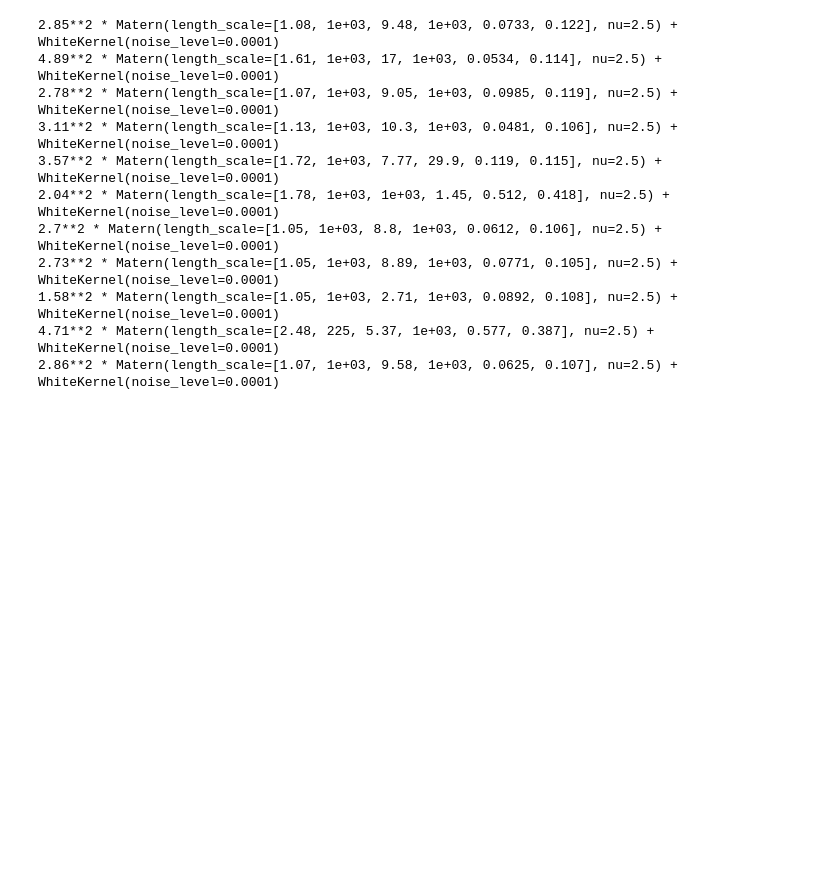
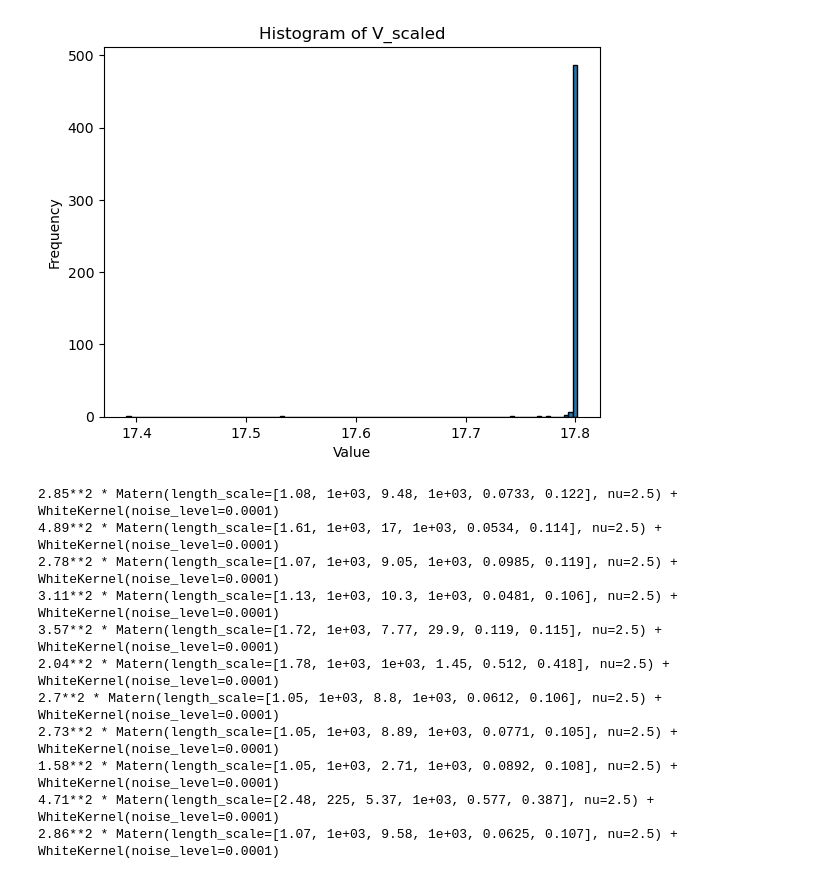
Before and after one commit to dowlinglab/GPBO_Emulators, a Jupyter notebook: loo_scl_muller.ipynb, the cells around one changed output. Cells and saved outputs as stored; diff of their text form; code cells hidden in the pictures; blank space fills up the shorter version.

```diff
--- a/loo_scl_muller.ipynb
+++ b/loo_scl_muller.ipynb
@@ -33,15 +33,17 @@ X_scaler = preprocessing.StandardScaler().fit(X)
 y_scaler = preprocessing.StandardScaler().fit(y)
 # %%
 #Create histogram for V_scaled
-plt.hist(y[:,-1], bins=1000, edgecolor='black')  # Adjust the number of bins as needed
+plt.hist(y[:,-1], bins=100, edgecolor='black')  # Adjust the number of bins as needed
 
 # Add labels and title
 plt.xlabel('Value')
 plt.ylabel('Frequency')
 plt.title('Histogram of V_scaled')
 
 # Display the histogram
 plt.show()
+# %% [output]
+[figure, added]
 # %%
 #Run LOO in theta
 def LOO_theta(X, X_scaler, y, y_scaler, num_state_pts):
```
Also changed, not shown: parts of 1 cell of this notebook.
